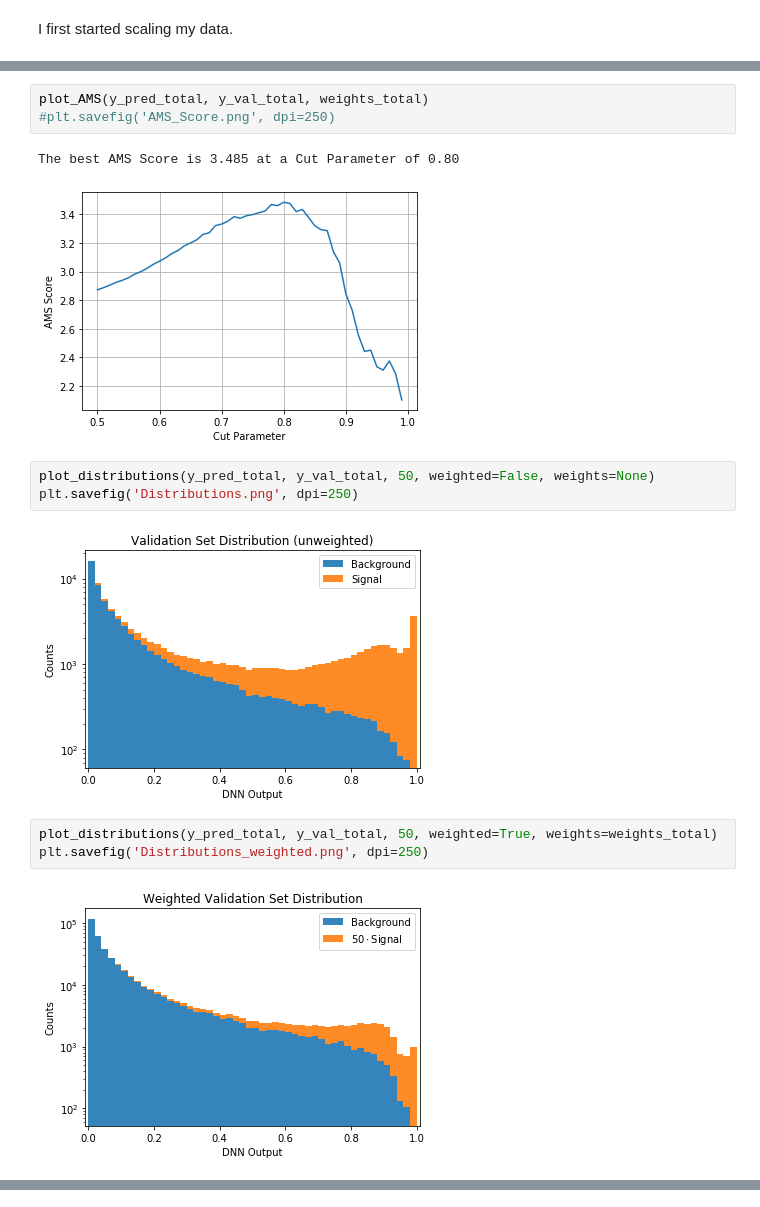
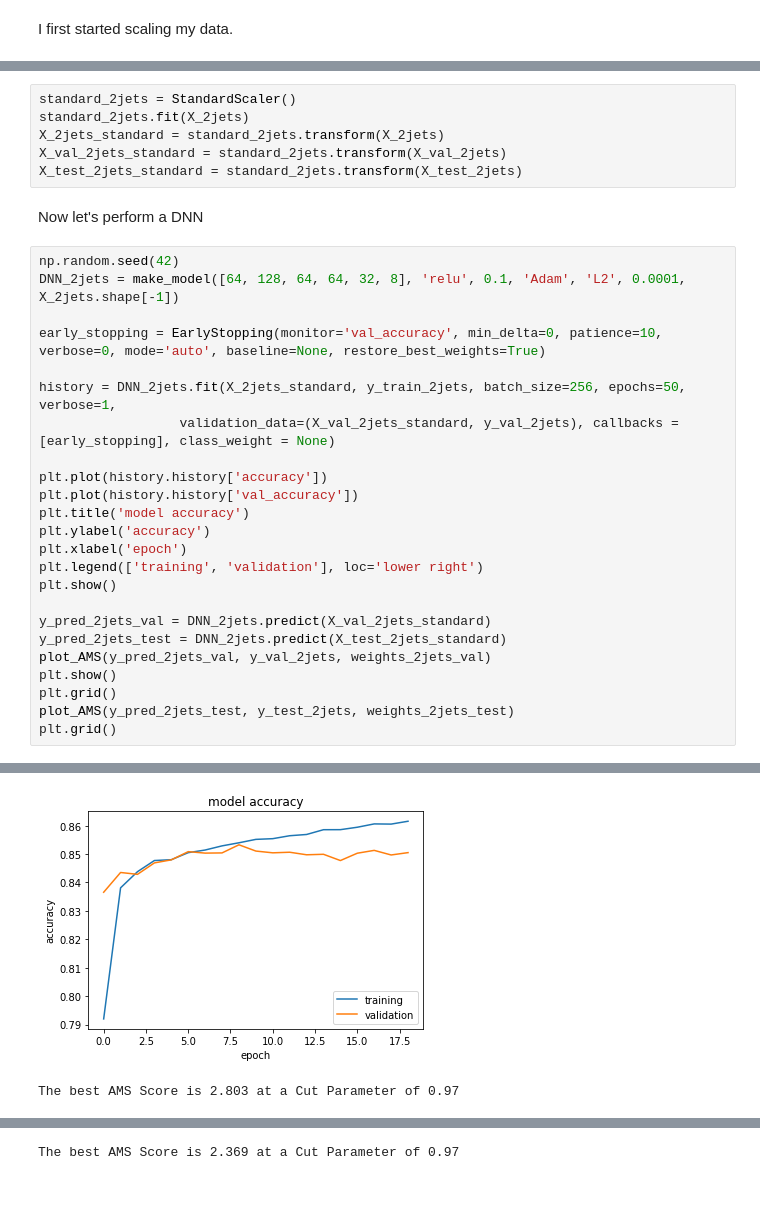
Before and after one commit to JustWhit3/higgs-decay-classification, a Jupyter notebook: Program.ipynb, the cells around one changed output, grey strips where cells are left out. Drawn from its saved outputs; the diff is of its cells as text.

```diff
--- a/Program.ipynb
+++ b/Program.ipynb
@@ -506,16 +473,33 @@ weights_total = np.concatenate((weights_0jets, weights_1jet, weights_2jets))
-# %%
-plot_AMS(y_pred_total, y_val_total, weights_total)
-#plt.savefig('AMS_Score.png', dpi=250)
-# %% [output]
-The best AMS Score is 3.485 at a Cut Parameter of 0.80
-[figure, removed]
-# %%
-plot_distributions(y_pred_total, y_val_total, 50, weighted=False, weights=None)
-plt.savefig('Distributions.png', dpi=250)
-# %% [output]
-[figure, removed]
-# %%
-plot_distributions(y_pred_total, y_val_total, 50, weighted=True, weights=weights_total)
-plt.savefig('Distributions_weighted.png', dpi=250)
-# %% [output]
-[figure, removed]
+# %%
+standard_2jets = StandardScaler()
+standard_2jets.fit(X_2jets)
+X_2jets_standard = standard_2jets.transform(X_2jets)
+X_val_2jets_standard = standard_2jets.transform(X_val_2jets)
+X_test_2jets_standard = standard_2jets.transform(X_test_2jets)
+# %% [markdown]
+Now let's perform a DNN
+# %%
+np.random.seed(42)
+DNN_2jets = make_model([64, 128, 64, 64, 32, 8], 'relu', 0.1, 'Adam', 'L2', 0.0001, X_2jets.shape[-1])
+
+early_stopping = EarlyStopping(monitor='val_accuracy', min_delta=0, patience=10, verbose=0, mode='auto', baseline=None, restore_best_weights=True)
+
+history = DNN_2jets.fit(X_2jets_standard, y_train_2jets, batch_size=256, epochs=50, verbose=1,
+                  validation_data=(X_val_2jets_standard, y_val_2jets), callbacks = [early_stopping], class_weight = None)
+
+plt.plot(history.history['accuracy'])
+plt.plot(history.history['val_accuracy'])
+plt.title('model accuracy')
+plt.ylabel('accuracy')
+plt.xlabel('epoch')
+plt.legend(['training', 'validation'], loc='lower right')
+plt.show()
+
+y_pred_2jets_val = DNN_2jets.predict(X_val_2jets_standard)
+y_pred_2jets_test = DNN_2jets.predict(X_test_2jets_standard)
+plot_AMS(y_pred_2jets_val, y_val_2jets, weights_2jets_val)
+plt.show()
+plt.grid()
+plot_AMS(y_pred_2jets_test, y_test_2jets, weights_2jets_test)
+plt.grid()
+# %% [output]
@@ -521,0 +523,2 @@ plt.savefig('Distributions_weighted.png', dpi=250)
+[figure, added]
+The best AMS Score is 2.803 at a Cut Parameter of 0.97
@@ -521,0 +526 @@ plt.savefig('Distributions_weighted.png', dpi=250)
+The best AMS Score is 2.369 at a Cut Parameter of 0.97
```
Also changed, not shown: parts of 83 cells of this notebook.
